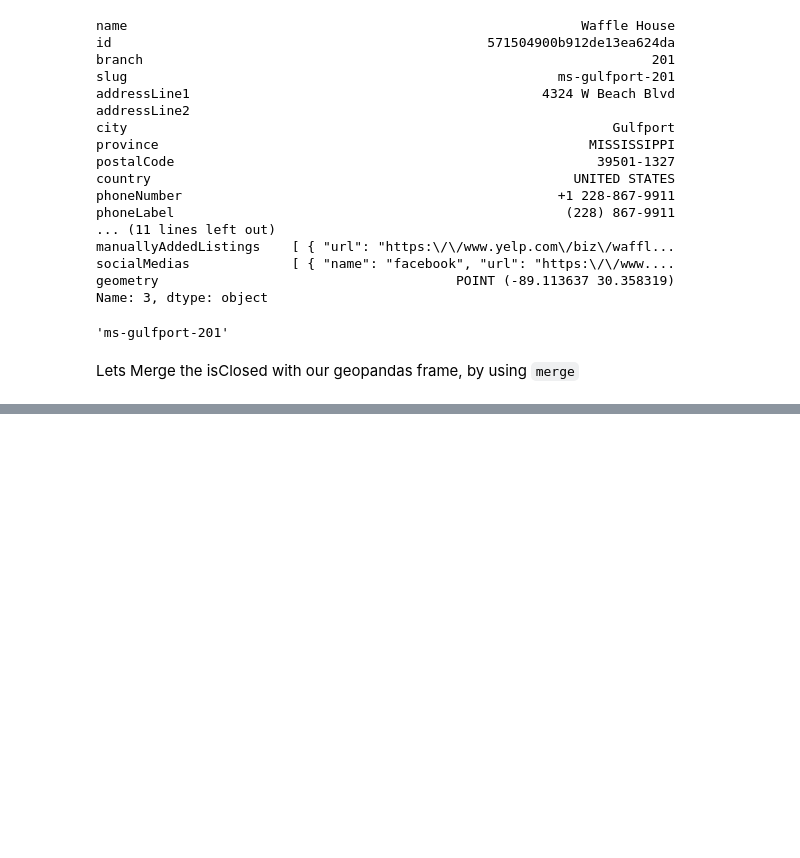
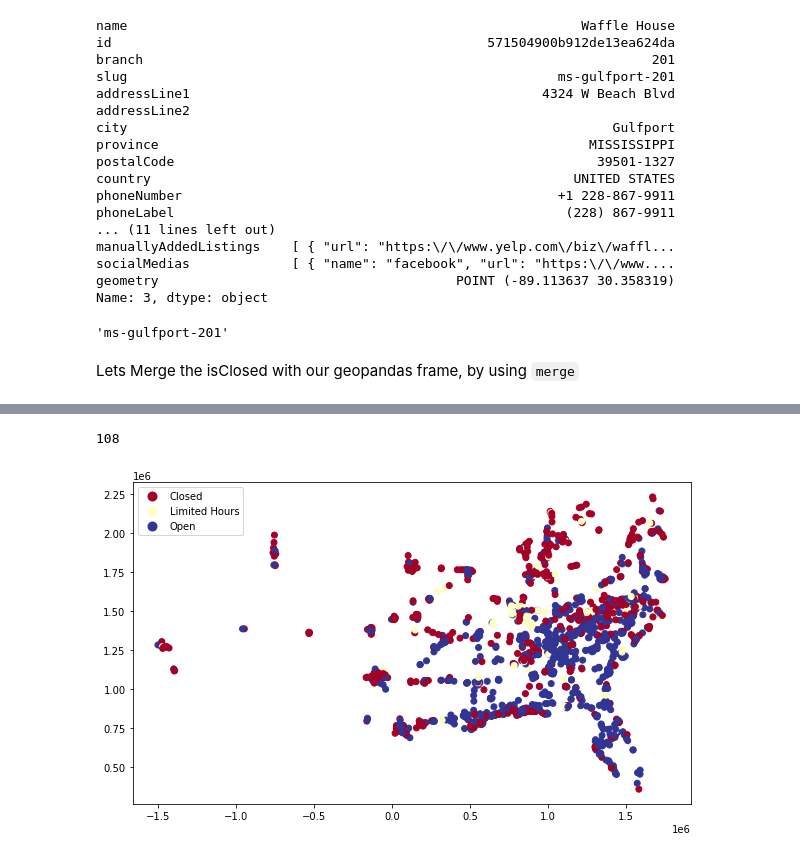
Before and after one commit to alexpawlowski/waffle_house_api_explorer, a Jupyter notebook: wfh_index_mapper.ipynb, the cells around one changed output, grey strips where cells are left out. Drawn from its saved outputs; the diff is of its cells as text; code cells hidden in the pictures; blank space fills up the shorter version.

```diff
--- a/wfh_index_mapper.ipynb
+++ b/wfh_index_mapper.ipynb
@@ -101,0 +141,11 @@ Text(0.5, 1.0, 'Waffle House Index: 438 of 1967 Closed')
+# %%
+status_conditions = [
+    gdf_closures['isClosed'] == True,
+    np.logical_and((gdf_closures['isClosed'] == False),(gdf_closures['_24hrs'] == False)),
+    np.logical_and((gdf_closures['isClosed'] == False),(gdf_closures['_24hrs'] == True)),
+]
+status_outputs = [
+    'Closed',
+    'Limited Hours',
+    'Open'
+]
@@ -101,0 +154,3 @@ Text(0.5, 1.0, 'Waffle House Index: 438 of 1967 Closed')
+# %%
+res = np.select(status_conditions, status_outputs, 'bl')
+res = pd.Series(res)
@@ -101,0 +177,2 @@ Text(0.5, 1.0, 'Waffle House Index: 438 of 1967 Closed')
+# %%
+gdf_closures['status'] = res
@@ -101,0 +181,10 @@ Text(0.5, 1.0, 'Waffle House Index: 438 of 1967 Closed')
+# %%
+num_limited_hours
+# %% [output]
+108
+# %%
+gdf_closures = gdf_closures.to_crs("EPSG:5070")
+# %%
+ax = gdf_closures.plot(cmap = 'RdYlBu', column='status', legend=True, categorical = True, figsize=(10,15))
+# %% [output]
+[figure, added]
```
Also changed, not shown: parts of 20 cells of this notebook, 1 other file.
